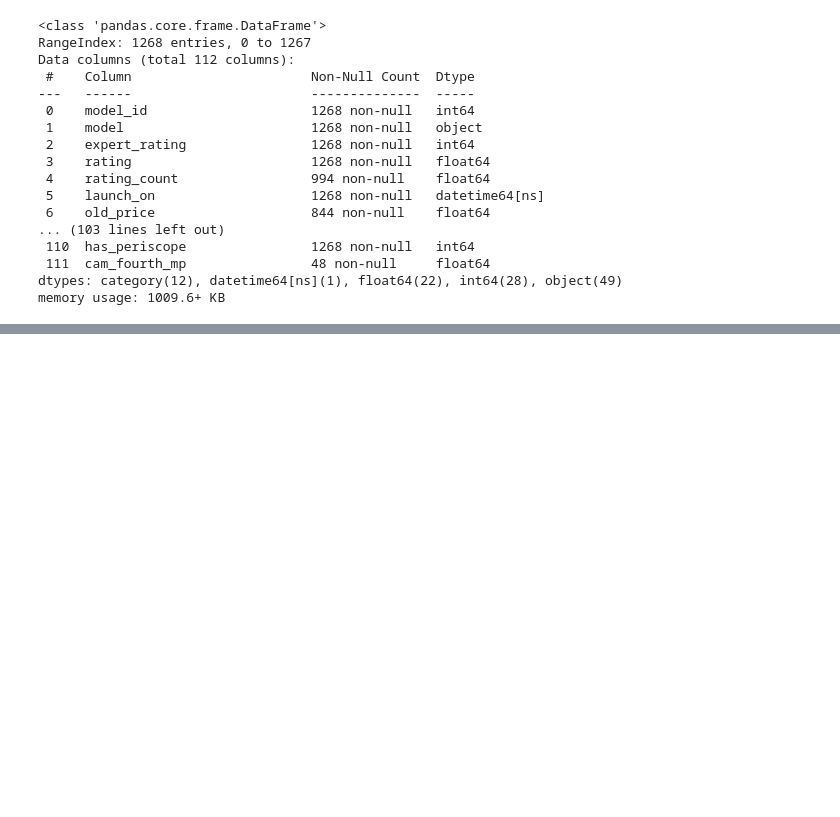
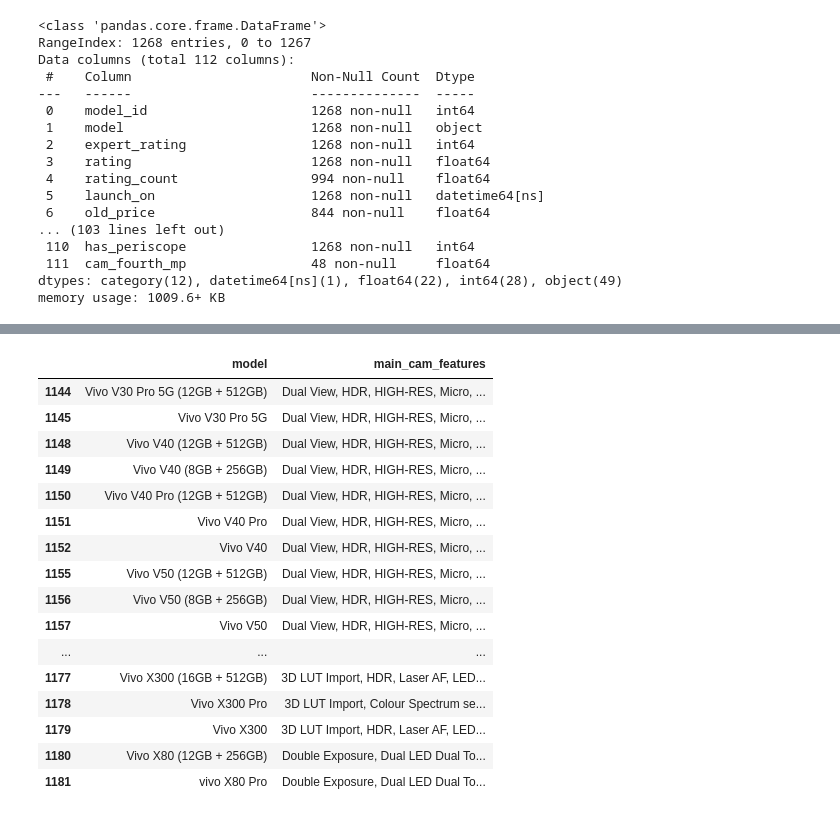
Before and after one commit to rajeshxdatascience/smartphone-recommender-system, a Jupyter notebook: SpecLens_AI_Data_Engineering.ipynb, the cells around one changed output, grey strips where cells are left out. Saved outputs shown, nothing was run; the diff lists cells and outputs as text; code cells hidden in the pictures; blank space fills up the shorter version.

Commit message:
feat: mapped laser_af (46 phones); camera feature engineering now captures optics, zoom, and focus tech

```diff
--- a/SpecLens_AI_Data_Engineering.ipynb
+++ b/SpecLens_AI_Data_Engineering.ipynb
@@ -3631,0 +3653,10 @@ memory usage: 1009.6+ KB
+# %%
+# 1. Apple Premium Stack (LiDAR & Photonic)
+df['is_apple_flagship_tech'] = df['main_cam_features'].str.contains('LiDAR|Photonic Engine', case=False, na=False).astype(int)
+
+# 2. Advanced Focus & Optics (Zeiss & Laser AF)
+df['has_laser_af'] = df['main_cam_features'].str.contains('Laser Auto Focus', case=False, na=False).astype(int)
+df['has_zeiss_optics'] = df['main_cam_features'].str.contains(r'Zeiss Optics|Zeiss T\*', case=False, na=False).astype(int)
+
+# 3. Stability & Professional Video (OIS & Cinematic/Movie)
+df['has_pro_video_features'] = df['main_cam_features'].str.contains('Cinematic|Movie|Dual View', case=False, na=False).astype(int)
@@ -3631,0 +3695,20 @@ memory usage: 1009.6+ KB
+# %%
+df[df['has_zeiss_optics'] == 1][['model','main_cam_features']].head(30)
+# %% [output]
+|  | model | main_cam_features |
+| 1144 | Vivo V30 Pro 5G (12GB + 512GB) | Dual View, HDR, HIGH-RES, Micro, ... |
+| 1145 | Vivo V30 Pro 5G | Dual View, HDR, HIGH-RES, Micro, ... |
+| 1148 | Vivo V40 (12GB + 512GB) | Dual View, HDR, HIGH-RES, Micro, ... |
+| 1149 | Vivo V40 (8GB + 256GB) | Dual View, HDR, HIGH-RES, Micro, ... |
+| 1150 | Vivo V40 Pro (12GB + 512GB) | Dual View, HDR, HIGH-RES, Micro, ... |
+| 1151 | Vivo V40 Pro | Dual View, HDR, HIGH-RES, Micro, ... |
+| 1152 | Vivo V40 | Dual View, HDR, HIGH-RES, Micro, ... |
+| 1155 | Vivo V50 (12GB + 512GB) | Dual View, HDR, HIGH-RES, Micro, ... |
+| 1156 | Vivo V50 (8GB + 256GB) | Dual View, HDR, HIGH-RES, Micro, ... |
+| 1157 | Vivo V50 | Dual View, HDR, HIGH-RES, Micro, ... |
+| ... | ... | ... |
+| 1177 | Vivo X300 (16GB + 512GB) | 3D LUT Import, HDR, Laser AF, LED... |
+| 1178 | Vivo X300 Pro | 3D LUT Import, Colour Spectrum se... |
+| 1179 | Vivo X300 | 3D LUT Import, HDR, Laser AF, LED... |
+| 1180 | Vivo X80 (12GB + 256GB) | Double Exposure, Dual LED Dual To... |
+| 1181 | vivo X80 Pro | Double Exposure, Dual LED Dual To... |
```
Also changed, not shown: parts of 5 cells of this notebook.
